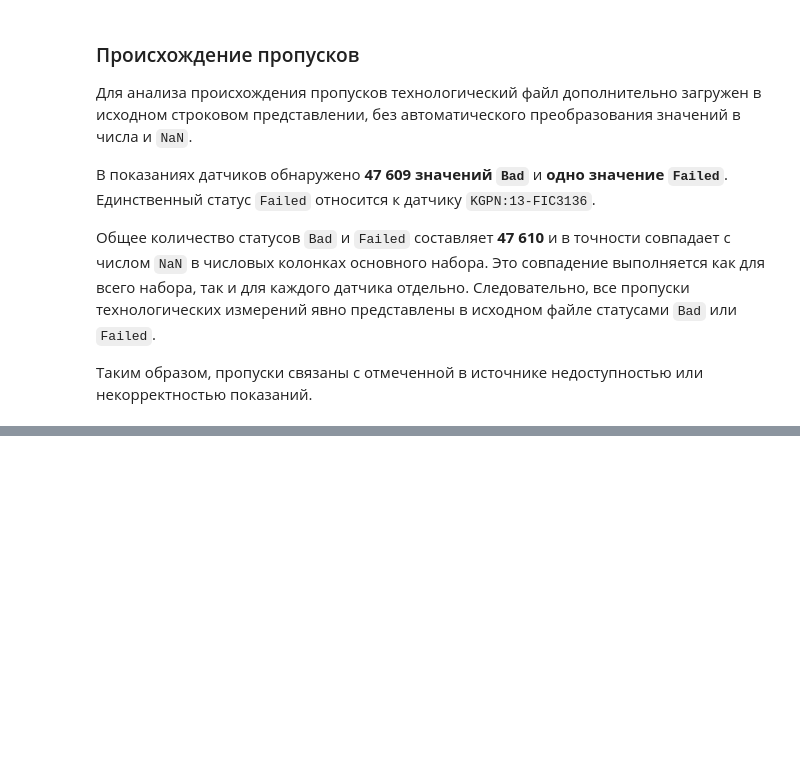
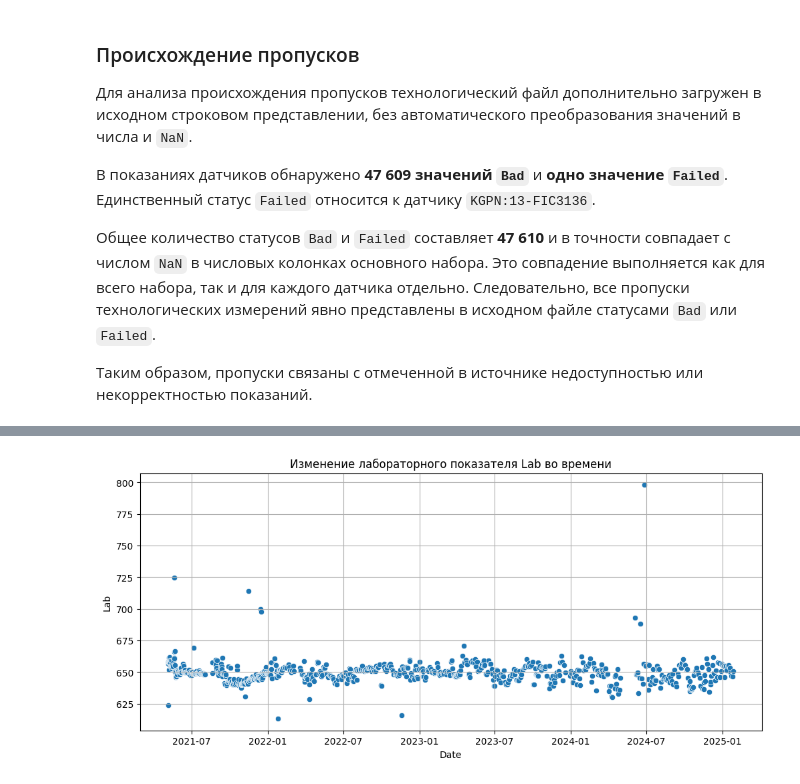
Before and after one commit to Bas-sov/soft-sensor, a Jupyter notebook: notebooks/01_eda.ipynb, the cells around one changed output, grey strips where cells are left out. Cells and saved outputs as stored; diff of their text form; code cells hidden in the pictures; blank space fills up the shorter version.

Commit message:
Добавлен анализ распределения и динамики лабораторного показателя

```diff
--- a/notebooks/01_eda.ipynb
+++ b/notebooks/01_eda.ipynb
@@ -468,0 +475,12 @@ np.True_
+# %%
+plt.figure(figsize=(12, 5))
+
+sns.scatterplot(data=lab_df, x='Date', y='Lab')
+
+plt.title('Изменение лабораторного показателя Lab во времени')
+plt.xlabel('Date')
+plt.ylabel('Lab')
+plt.grid(True)
+plt.show()
+# %% [output]
+[figure, added]
```
Also changed, not shown: parts of 8 cells of this notebook.
